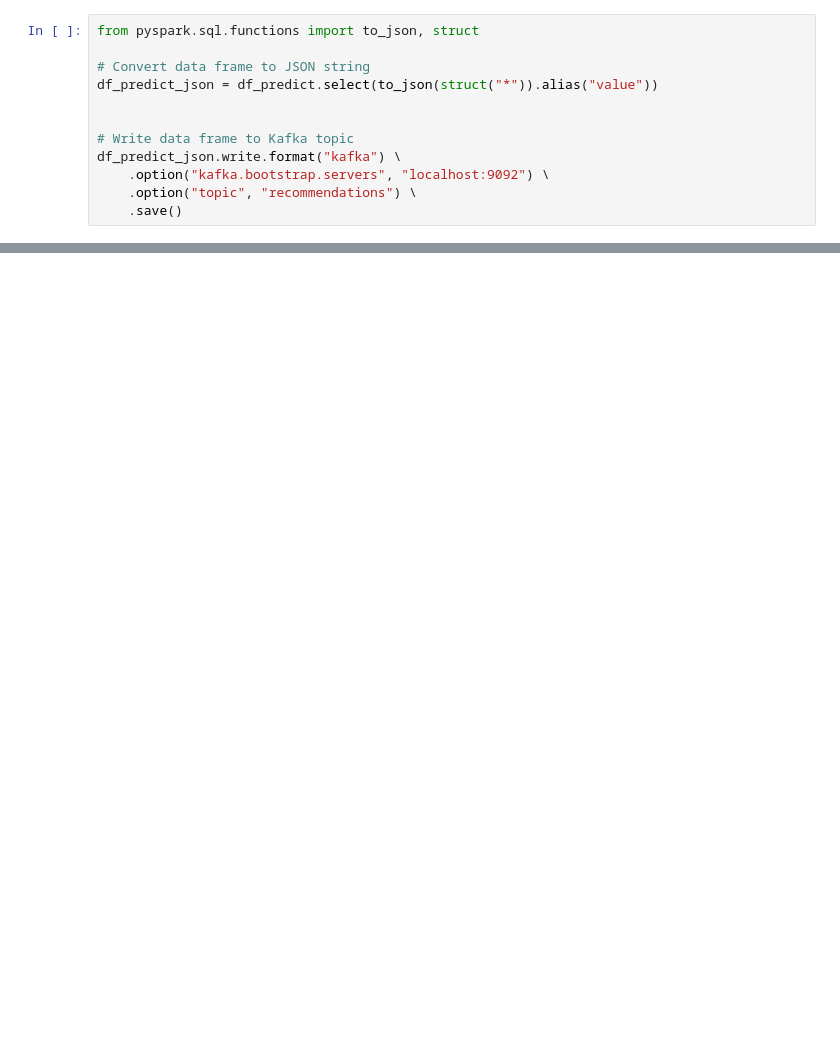
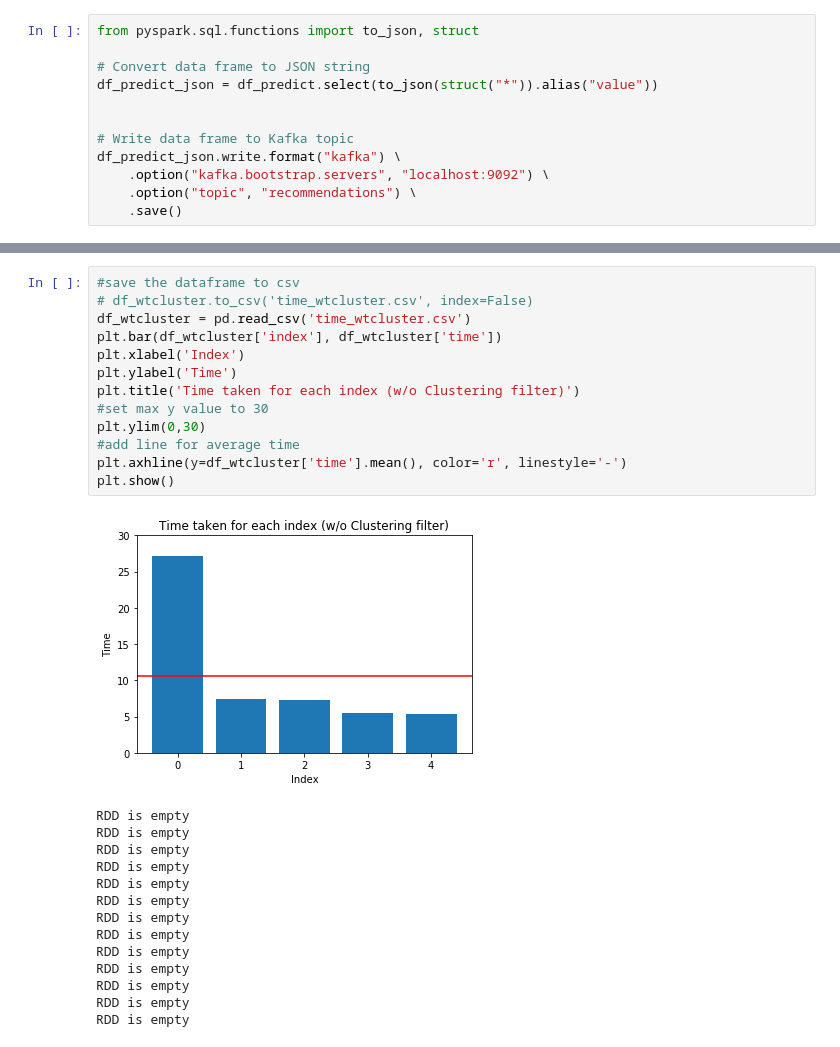
Before and after one commit to fahmibrillian/spotiplay, a Jupyter notebook: Spotiplay.ipynb, the cells around one changed output, grey strips where cells are left out. Cells and saved outputs as stored; diff of their text form; blank space fills up the shorter version.

```diff
--- a/Spotiplay.ipynb
+++ b/Spotiplay.ipynb
@@ -370,0 +829,28 @@ Name: 9, dtype: object
+# %%
+#save the dataframe to csv
+# df_wtcluster.to_csv('time_wtcluster.csv', index=False)
+df_wtcluster = pd.read_csv('time_wtcluster.csv')
+plt.bar(df_wtcluster['index'], df_wtcluster['time'])
+plt.xlabel('Index')
+plt.ylabel('Time')
+plt.title('Time taken for each index (w/o Clustering filter)')
+#set max y value to 30
+plt.ylim(0,30)
+#add line for average time
+plt.axhline(y=df_wtcluster['time'].mean(), color='r', linestyle='-')
+plt.show()
+# %% [output]
+[figure, added]
+RDD is empty
+RDD is empty
+RDD is empty
+RDD is empty
+RDD is empty
+RDD is empty
+RDD is empty
+RDD is empty
+RDD is empty
+RDD is empty
+RDD is empty
+RDD is empty
+RDD is empty
```
Also changed, not shown: parts of 27 cells of this notebook, 19 other files.
